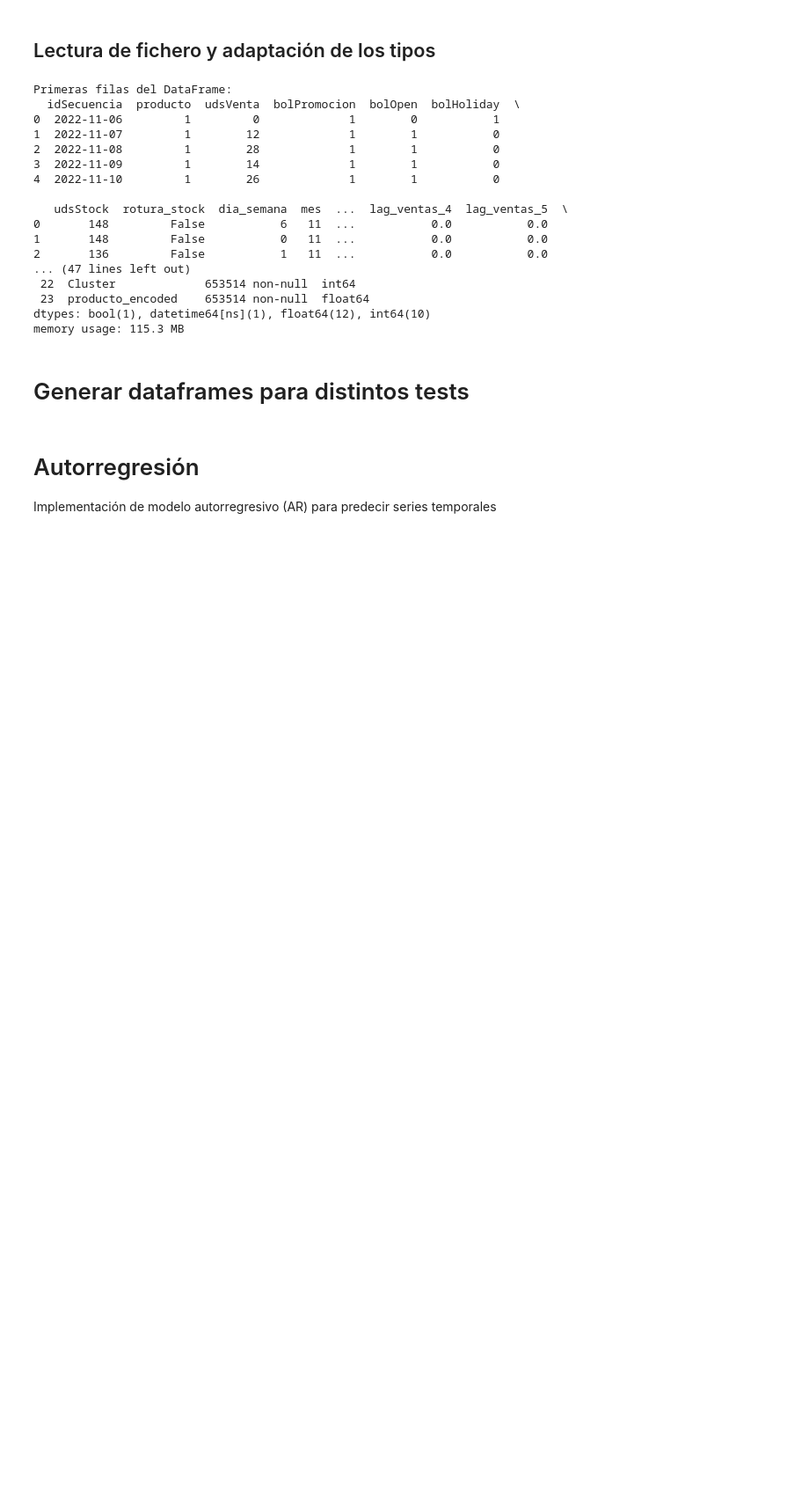
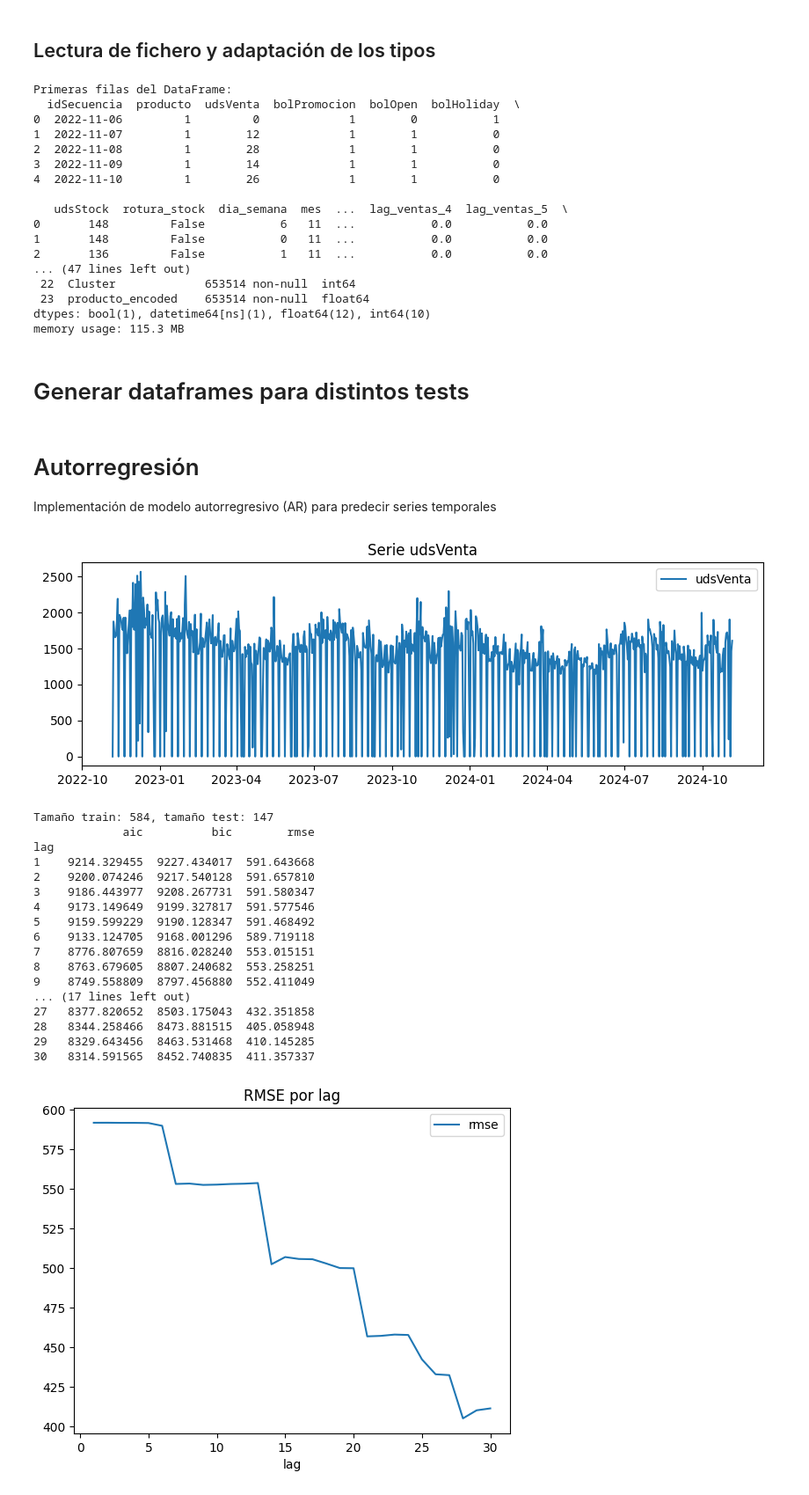
Before and after one commit to jmorala/TFMDS, a Jupyter notebook: cuadernos/04_Baseline_Forecast.ipynb, the cells around one changed output. Shown at 88% size. Cells and saved outputs as stored; diff of their text form; code cells hidden in the pictures; blank space fills up the shorter version.

```diff
--- a/cuadernos/04_Baseline_Forecast.ipynb
+++ b/cuadernos/04_Baseline_Forecast.ipynb
@@ -119,7 +119,7 @@ except Exception:
     series = df['udsVenta']
 
 # Si aparecen NA tras asfreq, rellenar o interpolar según prefieras
-series = series.fillna(method='ffill')  # forward-fill; se puede cambiar a .bfill() o interpolación
+series = series.ffill()  # forward-fill; se puede cambiar a .bfill() o interpolación
 
 # Visualización rápida
 plt.figure(figsize=(10,3))
@@ -177,30 +177,50 @@ resid = model.resid
 plt.figure(figsize=(10,3))
 plt.plot(resid); plt.title('Residuos'); plt.show()
 
 pd.plotting.autocorrelation_plot(resid); plt.title('ACF residuos'); plt.show()
 
 dw = durbin_watson(resid)
 print('Durbin-Watson:', dw)
 
 lb = acorr_ljungbox(resid, lags=[10], return_df=True)
 print('Ljung-Box (lag 10):\n', lb)
 
 # --- Métricas de evaluación
 mae = mean_absolute_error(test, pred)
 rmse = math.sqrt(mean_squared_error(test, pred))
 # Evitar división por cero en MAPE: excluir ceros del denominador
 nonzero_mask = test != 0
 if nonzero_mask.sum() > 0:
     mape = (np.mean(np.abs((test[nonzero_mask] - pred[nonzero_mask]) / test[nonzero_mask]))) * 100
 else:
     mape = np.nan
 
 print(f'MAE: {mae:.4f}')
 print(f'RMSE: {rmse:.4f}')
 print(f'MAPE: {mape if not np.isnan(mape) else "NaN (valores reales cero)"}')
 
 # --- Resultado: coeficientes significativos
 coeffs = model.params
 pvalues = model.pvalues
 print('Coeficientes:\n', coeffs)
 print('P-valores:\n', pvalues)
+# %% [output]
+[figure, added]
+Tamaño train: 584, tamaño test: 147
+             aic          bic        rmse
+lag
+1    9214.329455  9227.434017  591.643668
+2    9200.074246  9217.540128  591.657810
+3    9186.443977  9208.267731  591.580347
+4    9173.149649  9199.327817  591.577546
+5    9159.599229  9190.128347  591.468492
+6    9133.124705  9168.001296  589.719118
+7    8776.807659  8816.028240  553.015151
+8    8763.679605  8807.240682  553.258251
+9    8749.558809  8797.456880  552.411049
+... (17 lines left out)
+27   8377.820652  8503.175043  432.351858
+28   8344.258466  8473.881515  405.058948
+29   8329.643456  8463.531468  410.145285
+30   8314.591565  8452.740835  411.357337
+[figure, added]
```
Also changed, not shown: parts of 4 cells of this notebook.
